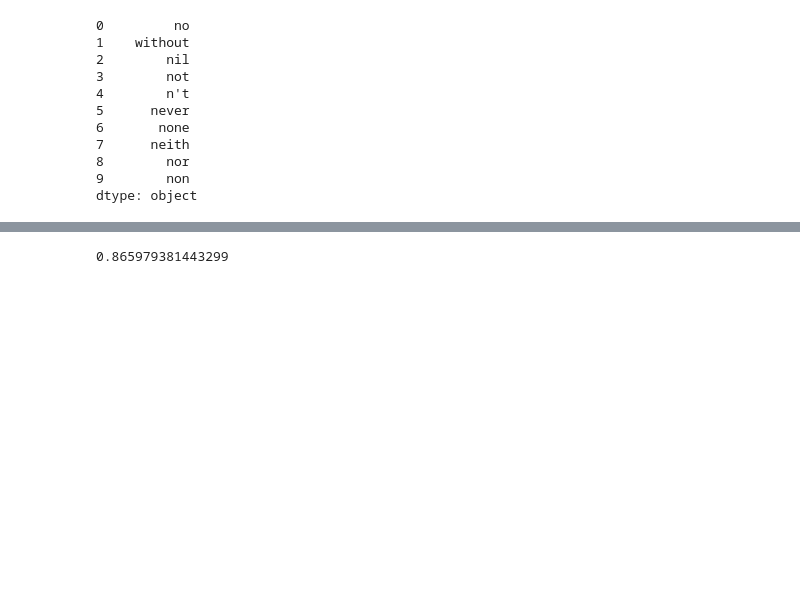
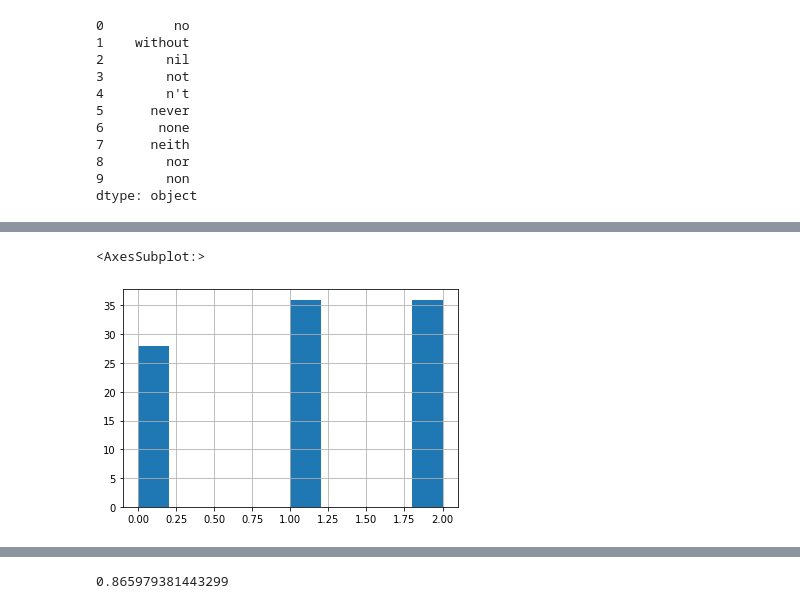
Before and after one commit to Serebryanskiy/nli, a Jupyter notebook: snli.ipynb, the cells around one changed output, grey strips where cells are left out. Saved outputs shown, nothing was run; the diff lists cells and outputs as text; code cells hidden in the pictures; blank space fills up the shorter version.

```diff
--- a/snli.ipynb
+++ b/snli.ipynb
@@ -228,0 +241,18 @@ NameError: name 'errors' is not defined
+# %%
+dataset = datasets.load_dataset('snli')
+dataset = dataset.filter(lambda ex: ex['label'] != -1)
+tokenizer = ElectraTokenizerFast.from_pretrained(pretrained_model)
+
+max_seq_length = 128
+examples = []
+labels = []
+for example in tqdm(dataset['train']):
+    tokenized_example = tokenizer(
+        example['premise'],
+        example['hypothesis'],
+        truncation=True,
+        max_length=max_seq_length,
+        padding='max_length'
+    )
+    labels.append(example['label'])
+    examples.append(tokenized_example['input_ids'])
@@ -228,0 +589,4 @@ NameError: name 'errors' is not defined
+# %%
+dataset = datasets.load_dataset('snli')
+dataset = dataset.filter(lambda ex: ex['label'] != -1)
+df = dataset['train'].to_pandas()
@@ -395,0 +804,12 @@ pat = re.compile("\bnot\b")
+# %%
+ran_ind = np.random.random_integers(100, 10000, 100)
+NEG = r"""(?:\b(?:no|not)\b)|n't"""
+
+r = re.compile(NEG, flags=re.I | re.X)
+
+neg_df = pd.DataFrame(dataset['train'][ran_ind])
+neg_df['premise_neg_count'] =  neg_df['premise'].apply(lambda x: len(r.findall(x)))
+neg_df['hyp_neg_count'] =  neg_df['hypothesis'].apply(lambda x: len(r.findall(x)))
+display(neg_df.loc[neg_df.hyp_neg_count > 0])
+display(neg_df.loc[neg_df.premise_neg_count > 0])
+display(neg_df.groupby('label').count())
@@ -395,0 +824,6 @@ pat = re.compile("\bnot\b")
+# %%
+neg_df = neg_df.iloc[:,:3]
+neg_df.index = ran_ind
+neg_df['neg_premise'] = ''
+neg_df['neg_hyp'] = ''
+neg_df['new_label'] = ''
@@ -395,0 +878,5 @@ pat = re.compile("\bnot\b")
+# %%
+neg_df.label.hist()
+# %% [output]
+<AxesSubplot:>
+[figure, added]
```
Also changed, not shown: parts of 56 cells of this notebook, 1 other file.
